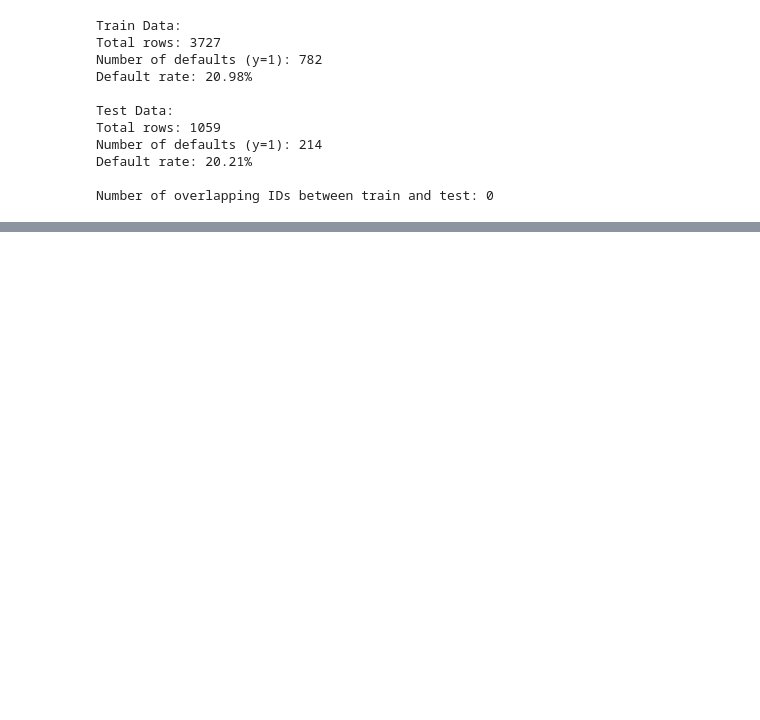
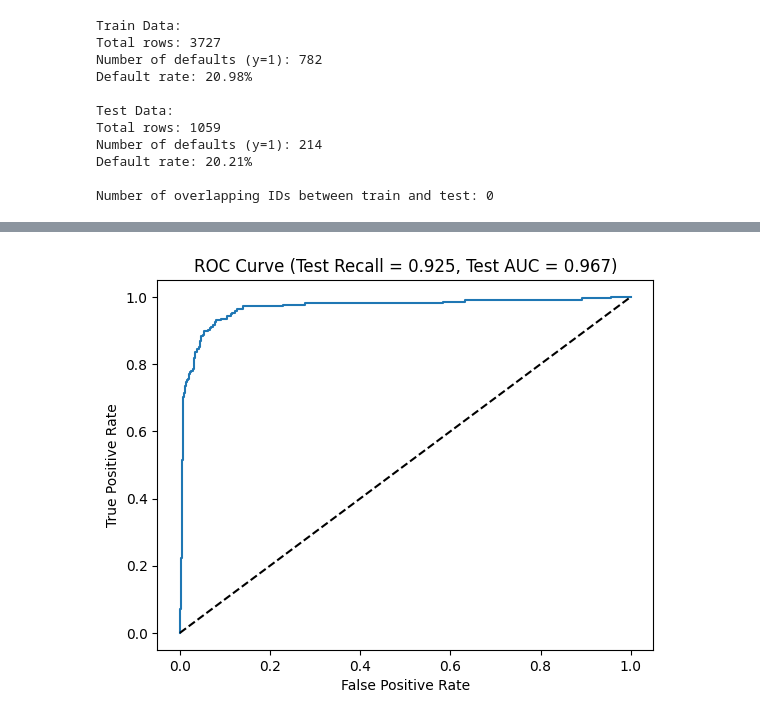
Before and after one commit to Jacob-J-Richards/DS_DA_Projects, a Jupyter notebook: 3-90+_DaysPastDue/Stats_Models_API.ipynb, the cells around one changed output, grey strips where cells are left out. Drawn from its saved outputs; the diff is of its cells as text; code cells hidden in the pictures; blank space fills up the shorter version.

Commit message:
I think we have to just call it at recall .925 and AUC .967. I don't think we can get any farther than that without over fitting the ever living shit out of it

```diff
--- a/3-90+_DaysPastDue/Stats_Models_API.ipynb
+++ b/3-90+_DaysPastDue/Stats_Models_API.ipynb
@@ -214,0 +93,89 @@ Test observations with predicted probabilities:
+# %%
+from sklearn.metrics import roc_curve, recall_score, roc_auc_score
+from sklearn.preprocessing import SplineTransformer
+import numpy as np
+
+def create_split_splines(data_train, data_test, interaction_term, n_knots=10, degree=3):
+    interaction_train = data_train[interaction_term[0]] * data_train[interaction_term[1]]
+    interaction_test = data_test[interaction_term[0]] * data_test[interaction_term[1]]
+
+    spline_left = SplineTransformer(n_knots=n_knots, degree=degree)
+    spline_right = SplineTransformer(n_knots=n_knots, degree=degree)
+
+    left_mask_train = interaction_train <= 0
+    right_mask_train = ~left_mask_train
+    left_mask_test = interaction_test <= 0
+    right_mask_test = ~left_mask_test
+
+    X_train_spline = np.zeros((len(data_train), 2 * n_knots + 2 * degree - 2))
+    X_test_spline = np.zeros((len(data_test), 2 * n_knots + 2 * degree - 2))
+
+    n_features = n_knots + degree - 1
+    X_train_spline[left_mask_train, :n_features] = spline_left.fit_transform(interaction_train[left_mask_train].values.reshape(-1, 1))
+    X_train_spline[right_mask_train, n_features:] = spline_right.fit_transform(interaction_train[right_mask_train].values.reshape(-1, 1))
+    X_test_spline[left_mask_test, :n_features] = spline_left.transform(interaction_test[left_mask_test].values.reshape(-1, 1))
+    X_test_spline[right_mask_test, n_features:] = spline_right.transform(interaction_test[right_mask_test].values.reshape(-1, 1))
+
+    return X_train_spline, X_test_spline, spline_left, spline_right
+
+features = ['feature_1', 'feature_2', 'feature_3', 'feature_4']
+splined_interactions = [['feature_1', 'feature_3'], ['feature_3', 'feature_4']]
+regular_interactions = [['feature_1', 'feature_2'], ['feature_2', 'feature_3'], ['feature_2', 'feature_4']]
+
+n_knots = 10
+degree = 3
+
+X_train = train[features]
+X_test = test[features]
+y_train = train['y']
+y_test = test['y']
+
+X_train_splines = [X_train]
+X_test_splines = [X_test]
+spline_transformers = {}
+
+for i, interaction in enumerate(splined_interactions):
+    X_train_spline, X_test_spline, spline_left, spline_right = create_split_splines(train, test, interaction)
+    X_train_splines.append(X_train_spline)
+    X_test_splines.append(X_test_spline)
+    spline_transformers[i] = (spline_left, spline_right)
+
+for interaction in regular_interactions:
+    X_train_splines.append((train[interaction[0]] * train[interaction[1]]).values.reshape(-1, 1))
+    X_test_splines.append((test[interaction[0]] * test[interaction[1]]).values.reshape(-1, 1))
+
+X_train_final = np.hstack(X_train_splines)
+X_test_final = np.hstack(X_test_splines)
+
+model = LogisticRegression(fit_intercept=True)
+model.fit(X_train_final, y_train)
+
+coefficients = pd.DataFrame(
+    {'Feature': features +
+     [f"{interaction[0]}_x_{interaction[1]}_spline_{i}" for interaction in splined_interactions for i in range(2 * n_knots + 2 * degree - 2)] +
+     [f"{interaction[0]}_x_{interaction[1]}" for interaction in regular_interactions],
+     'Coefficient': model.coef_[0]
+    })
+print("\nModel Coefficients:")
+print(coefficients)
+
+test_pred_proba = model.predict_proba(X_test_final)[:, 1]
+
+fpr, tpr, thresholds = roc_curve(y_test, test_pred_proba)
+optimal_threshold = thresholds[np.argmin(np.abs(fpr - (1-tpr)))]
+y_pred = (test_pred_proba >= optimal_threshold).astype(int)
+
+final_recall = recall_score(y_test, y_pred)
+final_auc = roc_auc_score(y_test, test_pred_proba)
+
+plt.plot(fpr, tpr)
+plt.plot([0, 1], [0, 1], 'k--')
+plt.xlabel('False Positive Rate')
+plt.ylabel('True Positive Rate')
+plt.title(f'ROC Curve (Test Recall = {final_recall:.3f}, Test AUC = {final_auc:.3f})')
+plt.show()
+
+print(f"Optimal threshold: {optimal_threshold:.3f}")
+print(f"Final test recall at optimal threshold: {final_recall:.3f}")
+print(f"Final test AUC: {final_auc:.3f}")
+# %% [output]
@@ -214,0 +199 @@ Test observations with predicted probabilities:
+[figure, added]
```
Also changed, not shown: parts of 4 cells of this notebook, 1 other file.
